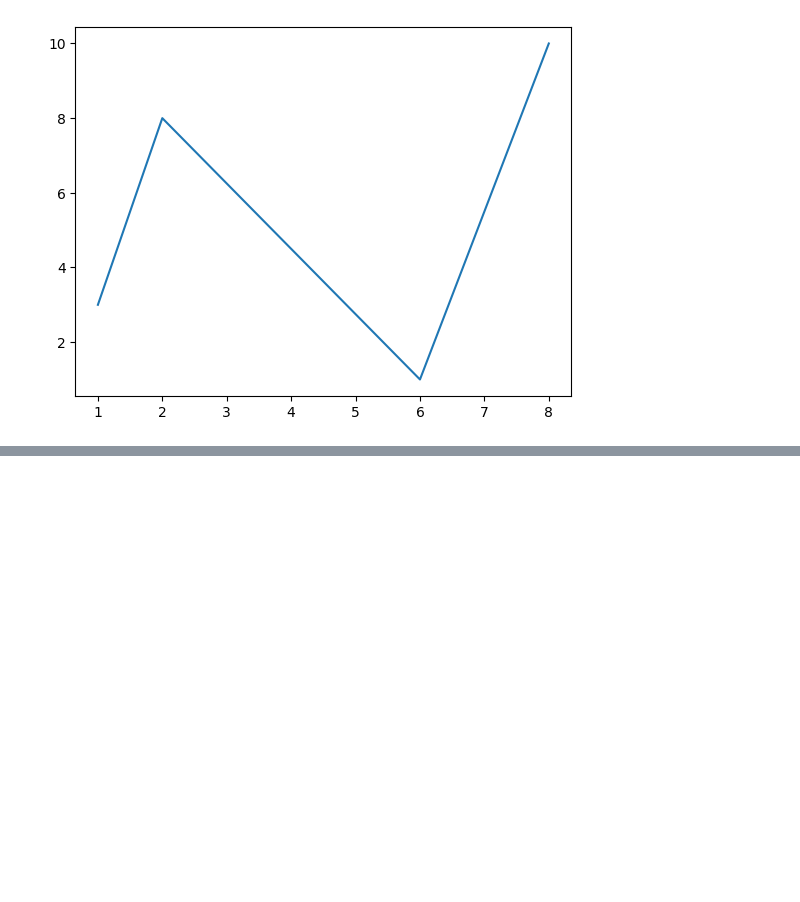
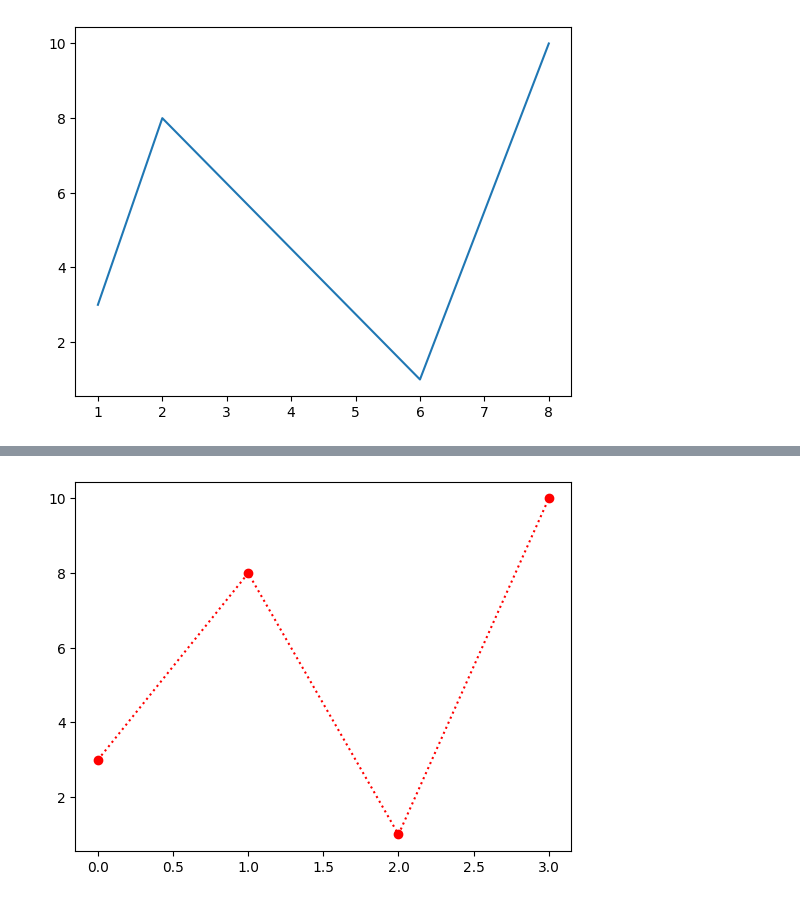
Before and after one commit to MahdiAhmadiKamal/PyLearn7-Data-Science, a Jupyter notebook: PyLearn7-Assignment37/w3schools matplotlib exercises/matplotlib_exercises.ipynb, the cells around one changed output, grey strips where cells are left out. Cells and saved outputs as stored; diff of their text form; code cells hidden in the pictures; blank space fills up the shorter version.

```diff
--- a/PyLearn7-Assignment37/w3schools matplotlib exercises/matplotlib_exercises.ipynb
+++ b/PyLearn7-Assignment37/w3schools matplotlib exercises/matplotlib_exercises.ipynb
@@ -40,0 +62,10 @@ plt.show()
+# %%
+# You can also use the shortcut string notation parameter to specify the marker.
+# This parameter is also called fmt, and is written with this syntax:
+# marker|line|color
+ypoints = np.array([3, 8, 1, 10])
+
+plt.plot(ypoints, 'o:r')
+plt.show()
+# %% [output]
+[figure, added]
```
Also changed, not shown: parts of 18 cells of this notebook.
